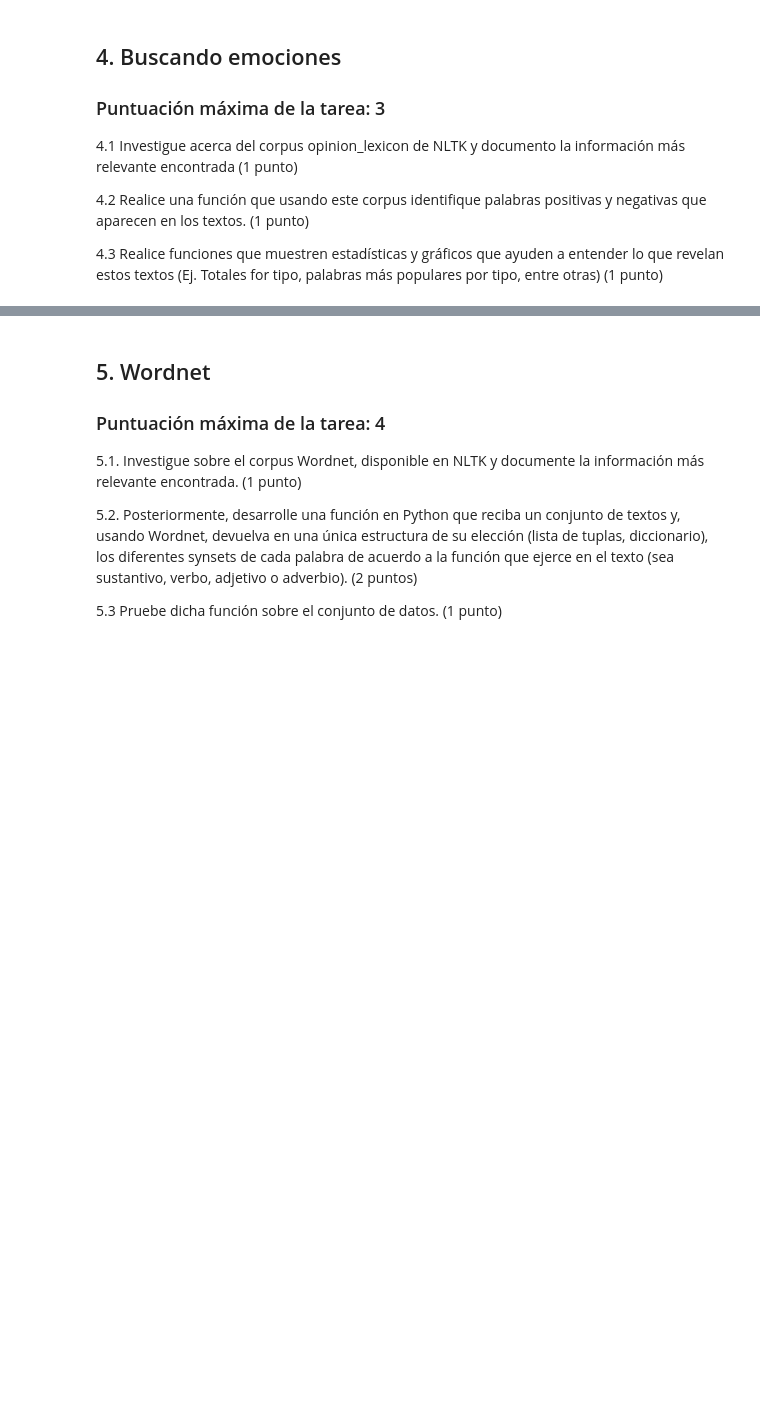
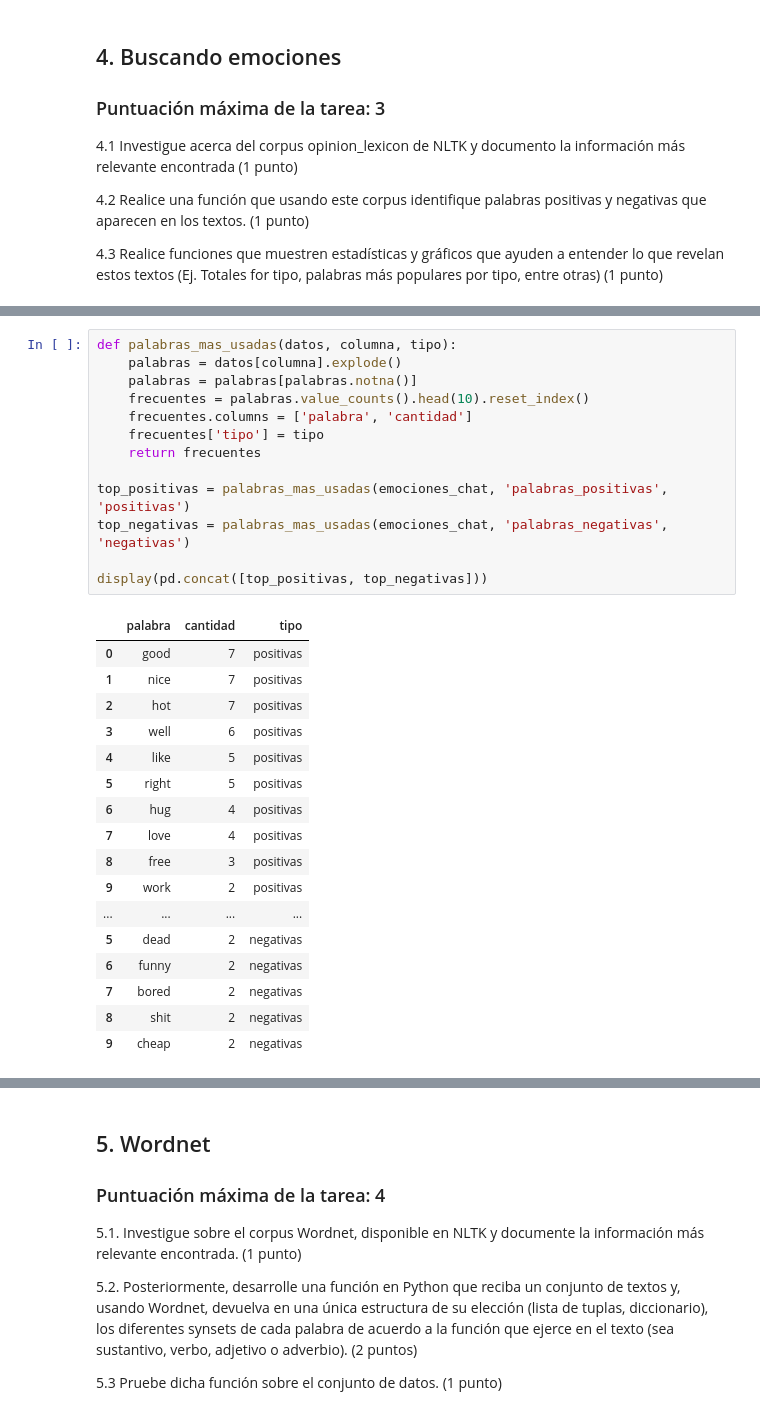
Before and after one commit to Puntin26/NLP, a Jupyter notebook: Portafolio Ejercicios 1.ipynb, the cells around one changed output, grey strips where cells are left out. Saved outputs shown, nothing was run; the diff lists cells and outputs as text; blank space fills up the shorter version.

```diff
--- a/Portafolio Ejercicios 1.ipynb
+++ b/Portafolio Ejercicios 1.ipynb
@@ -44,0 +304,31 @@ Investigue y aplique distintas técnicas de limpieza para el conjunto de textos
+# %%
+def palabras_mas_usadas(datos, columna, tipo):
+    palabras = datos[columna].explode()
+    palabras = palabras[palabras.notna()]
+    frecuentes = palabras.value_counts().head(10).reset_index()
+    frecuentes.columns = ['palabra', 'cantidad']
+    frecuentes['tipo'] = tipo
+    return frecuentes
+
+top_positivas = palabras_mas_usadas(emociones_chat, 'palabras_positivas', 'positivas')
+top_negativas = palabras_mas_usadas(emociones_chat, 'palabras_negativas', 'negativas')
+
+display(pd.concat([top_positivas, top_negativas]))
+# %% [output]
+|  | palabra | cantidad | tipo |
+| 0 | good | 7 | positivas |
+| 1 | nice | 7 | positivas |
+| 2 | hot | 7 | positivas |
+| 3 | well | 6 | positivas |
+| 4 | like | 5 | positivas |
+| 5 | right | 5 | positivas |
+| 6 | hug | 4 | positivas |
+| 7 | love | 4 | positivas |
+| 8 | free | 3 | positivas |
+| 9 | work | 2 | positivas |
+| ... | ... | ... | ... |
+| 5 | dead | 2 | negativas |
+| 6 | funny | 2 | negativas |
+| 7 | bored | 2 | negativas |
+| 8 | shit | 2 | negativas |
+| 9 | cheap | 2 | negativas |
```
Also changed, not shown: parts of 27 cells of this notebook, 2 other files.
